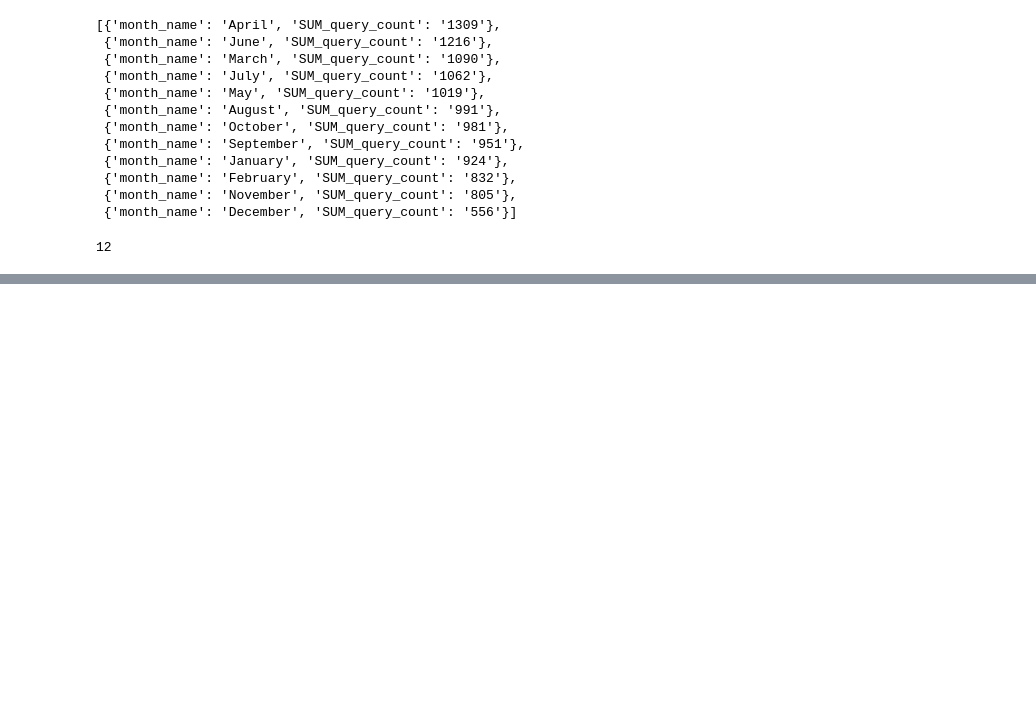
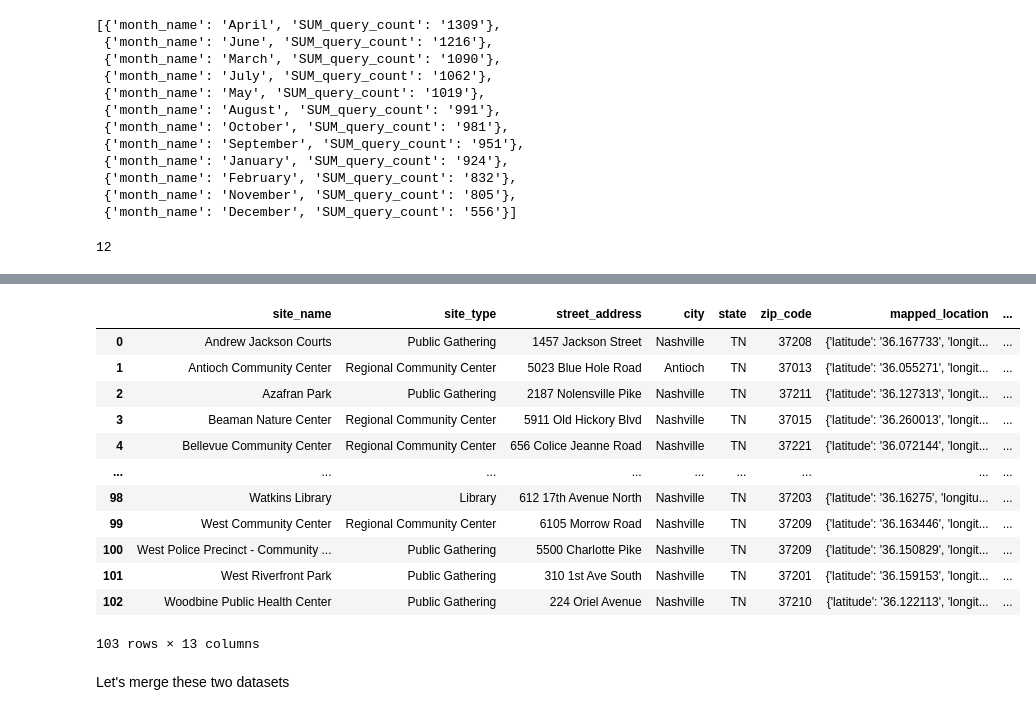
Before and after one commit to NSS-Data-Analytics-Cohort-6/socrata-api-LJRollerII, a Jupyter notebook: notebooks/socrata_api.ipynb, the cells around one changed output, grey strips where cells are left out. Drawn from its saved outputs; the diff is of its cells as text; code cells hidden in the pictures; blank space fills up the shorter version.

```diff
--- a/notebooks/socrata_api.ipynb
+++ b/notebooks/socrata_api.ipynb
@@ -190,0 +329,22 @@ len(restms)
+# %%
+endpoint_wifi = 'https://data.nashville.gov/resource/4ugp-s85t.json'
+response_wifi = requests.get(endpoint_wifi)
+res_wifi = response_wifi.json()
+reswifi_df = pd.DataFrame(res_wifi)
+reswifi_df
+# %% [output]
+|  | site_name | site_type | street_address | city | state | zip_code | mapped_location | ... |
+| 0 | Andrew Jackson Courts | Public Gathering | 1457 Jackson Street | Nashville | TN | 37208 | {'latitude': '36.167733', 'longit... | ... |
+| 1 | Antioch Community Center | Regional Community Center | 5023 Blue Hole Road | Antioch | TN | 37013 | {'latitude': '36.055271', 'longit... | ... |
+| 2 | Azafran Park | Public Gathering | 2187 Nolensville Pike | Nashville | TN | 37211 | {'latitude': '36.127313', 'longit... | ... |
+| 3 | Beaman Nature Center | Regional Community Center | 5911 Old Hickory Blvd | Nashville | TN | 37015 | {'latitude': '36.260013', 'longit... | ... |
+| 4 | Bellevue Community Center | Regional Community Center | 656 Colice Jeanne Road | Nashville | TN | 37221 | {'latitude': '36.072144', 'longit... | ... |
+| ... | ... | ... | ... | ... | ... | ... | ... | ... |
+| 98 | Watkins Library | Library | 612 17th Avenue North | Nashville | TN | 37203 | {'latitude': '36.16275', 'longitu... | ... |
+| 99 | West Community Center | Regional Community Center | 6105 Morrow Road | Nashville | TN | 37209 | {'latitude': '36.163446', 'longit... | ... |
+| 100 | West Police Precinct - Community ... | Public Gathering | 5500 Charlotte Pike | Nashville | TN | 37209 | {'latitude': '36.150829', 'longit... | ... |
+| 101 | West Riverfront Park | Public Gathering | 310 1st Ave South | Nashville | TN | 37201 | {'latitude': '36.159153', 'longit... | ... |
+| 102 | Woodbine Public Health Center | Public Gathering | 224 Oriel Avenue | Nashville | TN | 37210 | {'latitude': '36.122113', 'longit... | ... |
+103 rows × 13 columns
+# %% [markdown]
+Let's merge these two datasets
```
Also changed, not shown: parts of 19 cells of this notebook.
